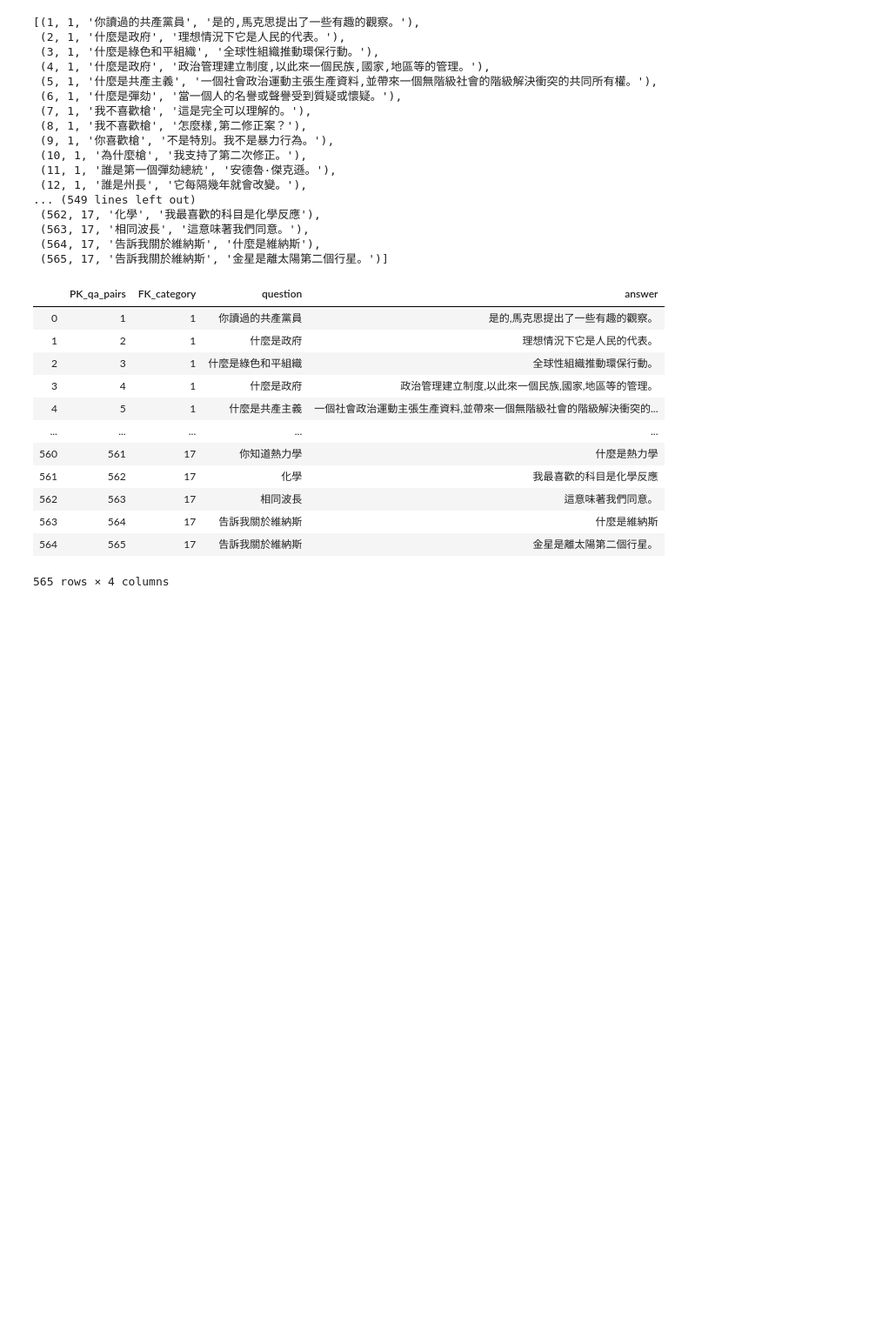
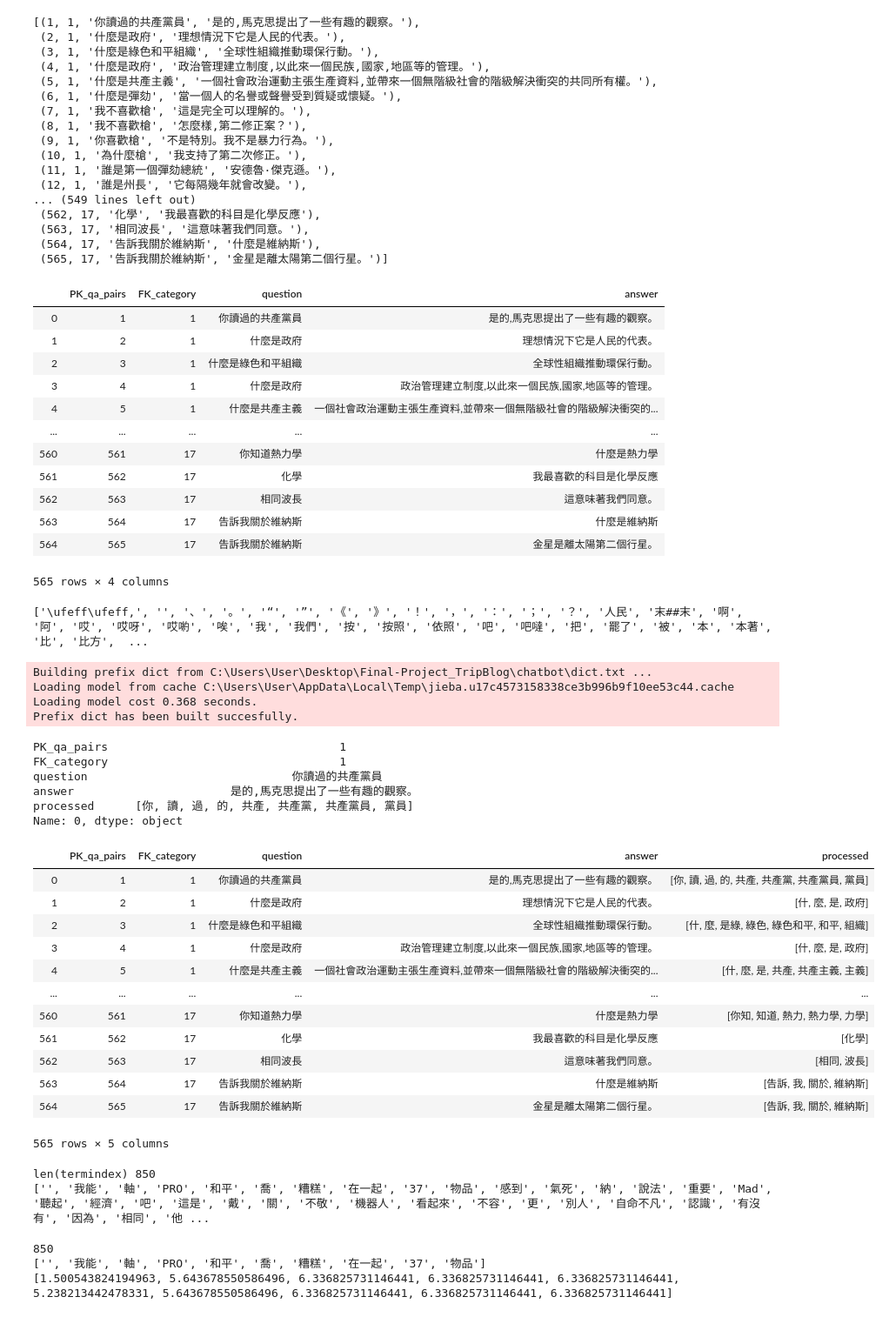
Before and after one commit to Vincent25-Li/5-Final-Project, a Jupyter notebook: chatbot/Untitled1.ipynb, the cells around one changed output. Shown: that part at 87% size. Cells and saved outputs as stored; diff of their text form; code cells hidden in the pictures; blank space fills up the shorter version.

Commit message:
chatbot test

```diff
--- a/chatbot/Untitled1.ipynb
+++ b/chatbot/Untitled1.ipynb
@@ -52,3 +52,80 @@ df_qa_pairs
 | 563 | 564 | 17 | 告訴我關於維納斯 | 什麼是維納斯 |
 | 564 | 565 | 17 | 告訴我關於維納斯 | 金星是離太陽第二個行星。 |
 565 rows × 4 columns
+# %%
+import jieba
+jieba.set_dictionary('dict.txt')
+with open('stops_specail.txt', 'r', encoding='utf8') as f:
+    stops = f.read().split('\n')
+
+print(stops[:100])
+# %% [output]
+['\ufeff\ufeff,', '', '、', '。', '“', '”', '《', '》', '！', '，', '：', '；', '？', '人民', '末##末', '啊', '阿', '哎', '哎呀', '哎喲', '唉', '我', '我們', '按', '按照', '依照', '吧', '吧噠', '把', '罷了', '被', '本', '本著', '比', '比方',  ...
+# %%
+all_terms = []
+def preprocess(item):
+    terms = [t for t in jieba.cut(item, cut_all=False)]
+    all_terms.extend(terms)
+    return terms
+
+def preprocess_all(item):
+    terms = [t for t in jieba.cut(item, cut_all=True)]
+    all_terms.extend(terms)
+    return terms
+
+df_qa_pairs['processed'] = df_qa_pairs['question'].apply(preprocess_all)
+print(df_qa_pairs.iloc[0])
+
+
+df_qa_pairs
+# %% [output]
+Building prefix dict from C:\Users\User\Desktop\Final-Project_TripBlog\chatbot\dict.txt ...
+Loading model from cache C:\Users\User\AppData\Local\Temp\jieba.u17c4573158338ce3b996b9f10ee53c44.cache
+Loading model cost 0.368 seconds.
+Prefix dict has been built succesfully.
+PK_qa_pairs                                  1
+FK_category                                  1
+question                              你讀過的共產黨員
+answer                       是的,馬克思提出了一些有趣的觀察。
+processed      [你, 讀, 過, 的, 共產, 共產黨, 共產黨員, 黨員]
+Name: 0, dtype: object
+|  | PK_qa_pairs | FK_category | question | answer | processed |
+| 0 | 1 | 1 | 你讀過的共產黨員 | 是的,馬克思提出了一些有趣的觀察。 | [你, 讀, 過, 的, 共產, 共產黨, 共產黨員, 黨員] |
+| 1 | 2 | 1 | 什麼是政府 | 理想情況下它是人民的代表。 | [什, 麼, 是, 政府] |
+| 2 | 3 | 1 | 什麼是綠色和平組織 | 全球性組織推動環保行動。 | [什, 麼, 是綠, 綠色, 綠色和平, 和平, 組織] |
+| 3 | 4 | 1 | 什麼是政府 | 政治管理建立制度,以此來一個民族,國家,地區等的管理。 | [什, 麼, 是, 政府] |
+| 4 | 5 | 1 | 什麼是共產主義 | 一個社會政治運動主張生產資料,並帶來一個無階級社會的階級解決衝突的... | [什, 麼, 是, 共產, 共產主義, 主義] |
+| ... | ... | ... | ... | ... | ... |
+| 560 | 561 | 17 | 你知道熱力學 | 什麼是熱力學 | [你知, 知道, 熱力, 熱力學, 力學] |
+| 561 | 562 | 17 | 化學 | 我最喜歡的科目是化學反應 | [化學] |
+| 562 | 563 | 17 | 相同波長 | 這意味著我們同意。 | [相同, 波長] |
+| 563 | 564 | 17 | 告訴我關於維納斯 | 什麼是維納斯 | [告訴, 我, 關於, 維納斯] |
+| 564 | 565 | 17 | 告訴我關於維納斯 | 金星是離太陽第二個行星。 | [告訴, 我, 關於, 維納斯] |
+565 rows × 5 columns
+# %%
+# 建立termindex: 將all_terms取出不重複的詞彙，並轉換型別為list(避免順序亂掉)
+termindex = list(set(all_terms))
+
+print("len(termindex)", len(termindex))
+print(termindex)
+# %% [output]
+len(termindex) 850
+['', '我能', '軸', 'PRO', '和平', '喬', '糟糕', '在一起', '37', '物品', '感到', '氣死', '納', '說法', '重要', 'Mad', '聽起', '經濟', '吧', '這是', '戴', '關', '不敬', '機器人', '看起來', '不容', '更', '別人', '自命不凡', '認識', '有沒有', '因為', '相同', '他 ...
+# %%
+# 建立IDF vector
+Doc_Length = len(df_qa_pairs)  ## 計算出共有幾篇文章
+Idf_vector = []  ## 初始化IDF向量
+for term in termindex:  ## 對index中的詞彙跑回圈
+    num_of_doc_contains_term = 0  ## 計算有機篇文章出現過這個詞彙
+    for terms in df_qa_pairs['processed']:
+        if term in terms:
+            num_of_doc_contains_term += 1
+    idf = np.log(Doc_Length/num_of_doc_contains_term)  ## 計算該詞彙的IDF值
+    Idf_vector.append(idf)
+print(len(Idf_vector))
+print(termindex[:10])
+print(Idf_vector[:10])
+# %% [output]
+850
+['', '我能', '軸', 'PRO', '和平', '喬', '糟糕', '在一起', '37', '物品']
+[1.500543824194963, 5.643678550586496, 6.336825731146441, 6.336825731146441, 6.336825731146441, 5.238213442478331, 5.643678550586496, 6.336825731146441, 6.336825731146441, 6.336825731146441]
```
Also changed, not shown: parts of 3 cells of this notebook, 5 other files.
